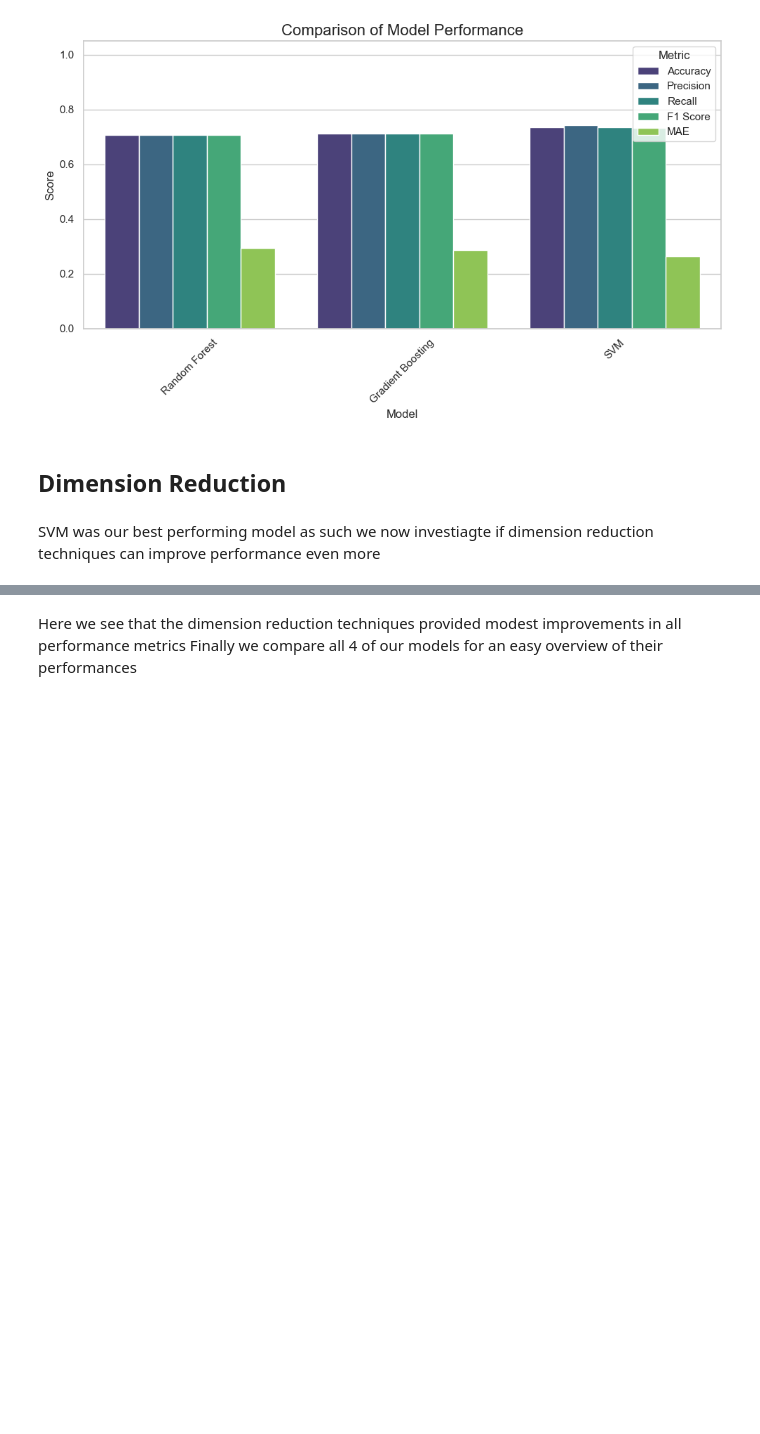
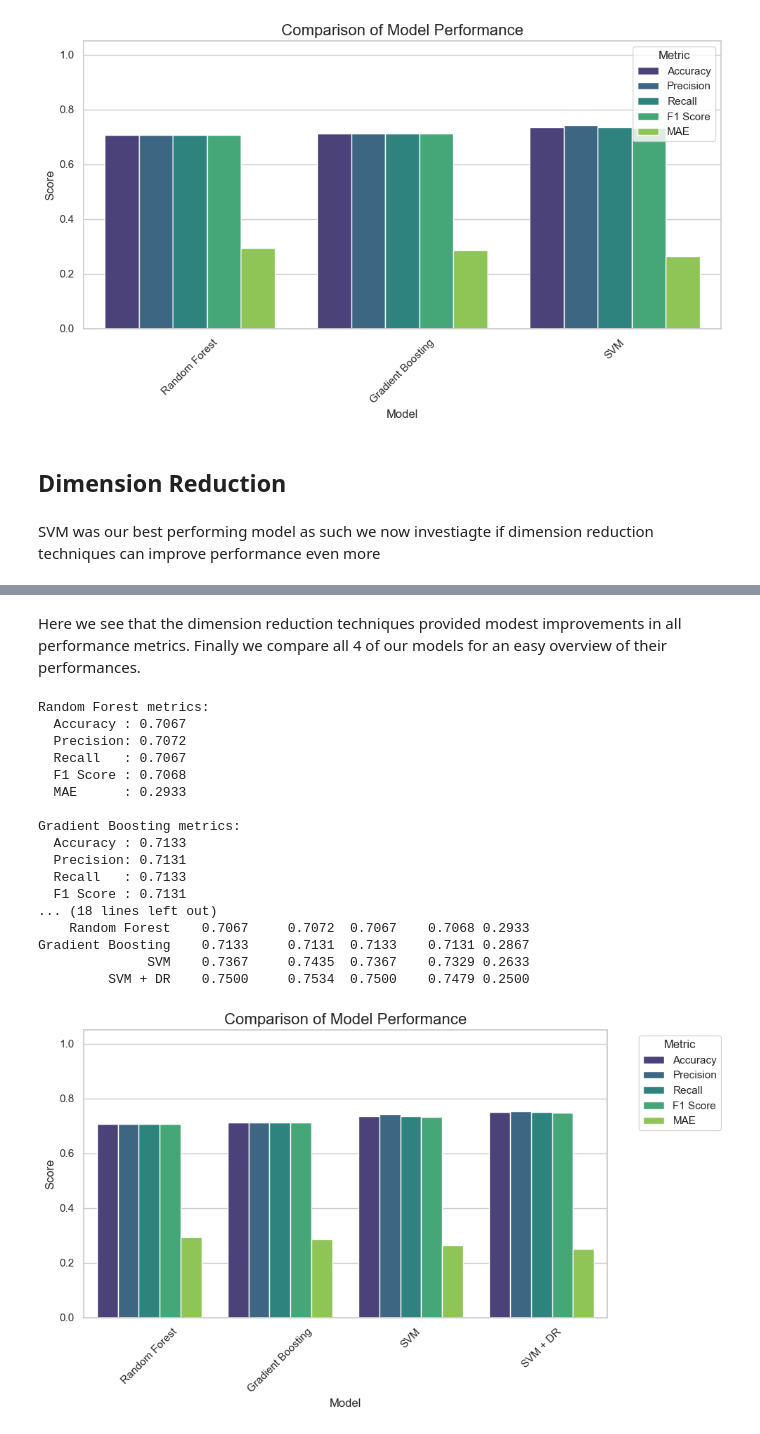
Before and after one commit to Whomstt/CS4168-Project, a Jupyter notebook: CS4168_Project.ipynb, the cells around one changed output, grey strips where cells are left out. Cells and saved outputs as stored; diff of their text form; code cells hidden in the pictures; blank space fills up the shorter version.

```diff
--- a/CS4168_Project.ipynb
+++ b/CS4168_Project.ipynb
@@ -1289,17 +1333,7 @@ plt.show()
 # %% [markdown]
-Here we see that the dimension reduction techniques provided modest improvements in all performance metrics
-Finally we compare all 4 of our models for an easy overview of their performances
+Here we see that the dimension reduction techniques provided modest improvements in all performance metrics.
+Finally we compare all 4 of our models for an easy overview of their performances.
 # %%
-# Final Comparison of All Models
-from sklearn.metrics import (
-    accuracy_score, precision_score,
-    recall_score, f1_score,
-    mean_absolute_error
-)
-import pandas as pd
-import seaborn as sns
-import matplotlib.pyplot as plt
-
 # Generate predictions for each model
 rf_preds      = RF_best_model.predict(X_test)
 gb_preds      = GB_best_model.predict(X_test)
@@ -1345,30 +1379,49 @@ for name, preds in models_predictions.items():
     print(f"  MAE      : {mae:.4f}")
 
 
 results_df     = pd.DataFrame(results)
 results_melted = results_df.melt(
     id_vars="Model",
     var_name="Metric",
     value_name="Score"
 )
 
 
 print("\nSummary table:")
 print(results_df.to_string(index=False, float_format='%.4f'))
 
 # Plot comparison bar chart
 sns.set(style="whitegrid")
 plt.figure(figsize=(10, 6))
 sns.barplot(
     data=results_melted,
     x="Model",
     y="Score",
     hue="Metric",
     palette="viridis"
 )
 plt.title("Comparison of Model Performance", fontsize=16)
 plt.ylim(0, 1.05)
 plt.xticks(rotation=45)
 plt.legend(title="Metric", bbox_to_anchor=(1.05, 1), loc='upper left')
 plt.tight_layout()
 plt.show()
+# %% [output]
+Random Forest metrics:
+  Accuracy : 0.7067
+  Precision: 0.7072
+  Recall   : 0.7067
+  F1 Score : 0.7068
+  MAE      : 0.2933
+
+Gradient Boosting metrics:
+  Accuracy : 0.7133
+  Precision: 0.7131
+  Recall   : 0.7133
+  F1 Score : 0.7131
+... (18 lines left out)
+    Random Forest    0.7067     0.7072  0.7067    0.7068 0.2933
+Gradient Boosting    0.7133     0.7131  0.7133    0.7131 0.2867
+              SVM    0.7367     0.7435  0.7367    0.7329 0.2633
+         SVM + DR    0.7500     0.7534  0.7500    0.7479 0.2500
+[figure, added]
```
Also changed, not shown: parts of 53 cells of this notebook.
